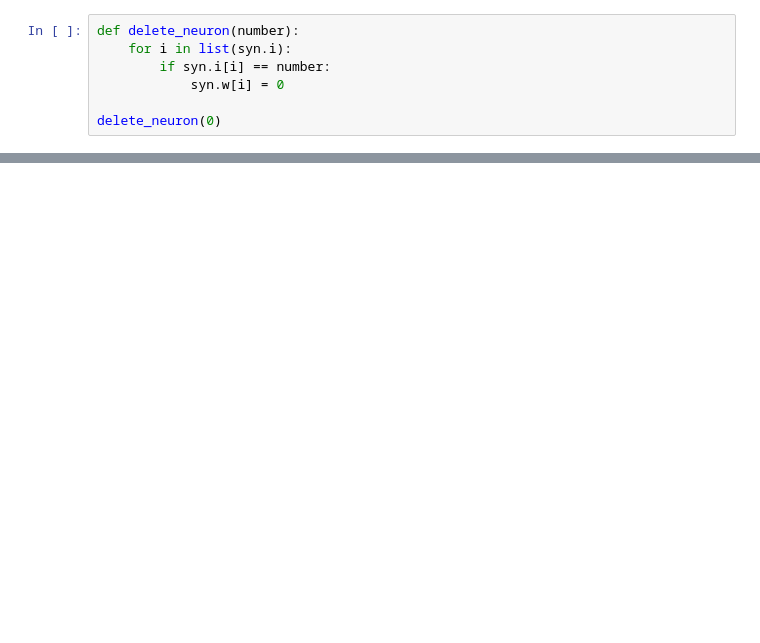
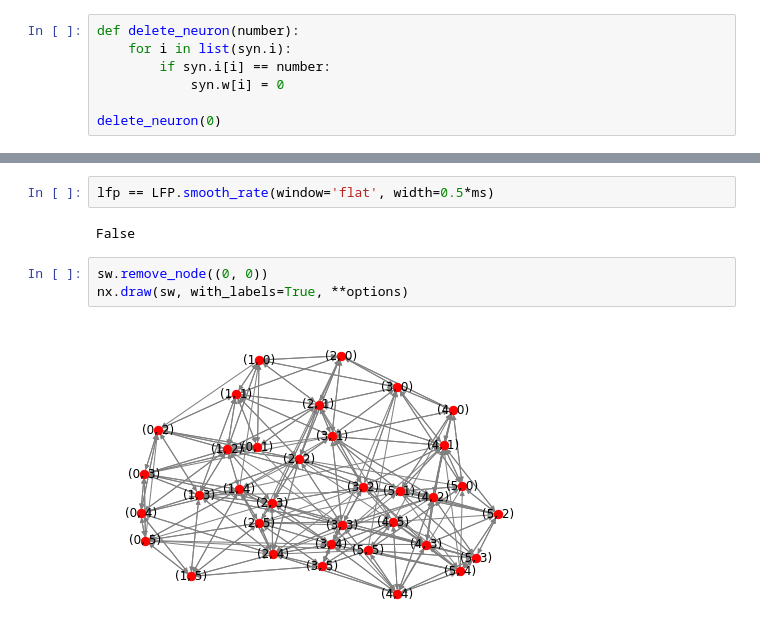
Before and after one commit to NikPeg/SmallWorldSynchronization, a Jupyter notebook: Синхронизация.ipynb, the cells around one changed output, grey strips where cells are left out. Cells and saved outputs as stored; diff of their text form; blank space fills up the shorter version.

```diff
--- a/Синхронизация.ipynb
+++ b/Синхронизация.ipynb
@@ -102,0 +100,9 @@ False
+# %%
+lfp == LFP.smooth_rate(window='flat', width=0.5*ms)
+# %% [output]
+False
+# %%
+sw.remove_node((0, 0))
+nx.draw(sw, with_labels=True, **options)
+# %% [output]
+[figure, added]
```
Also changed, not shown: parts of 9 cells of this notebook.
